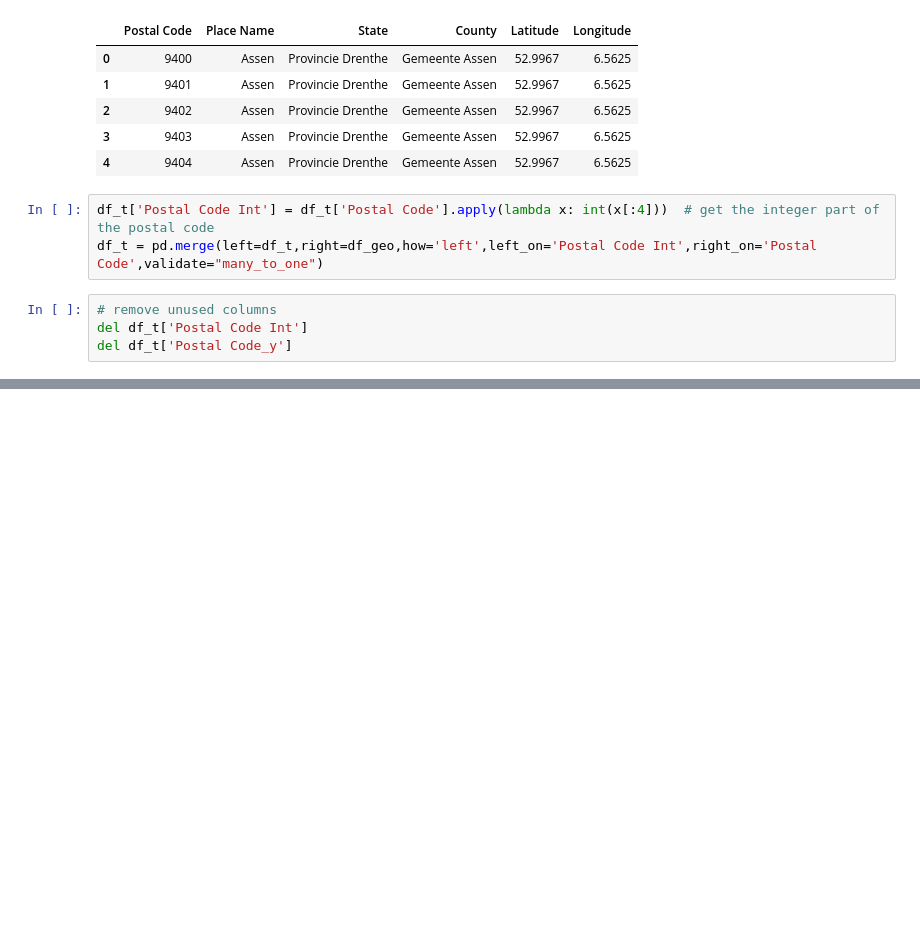
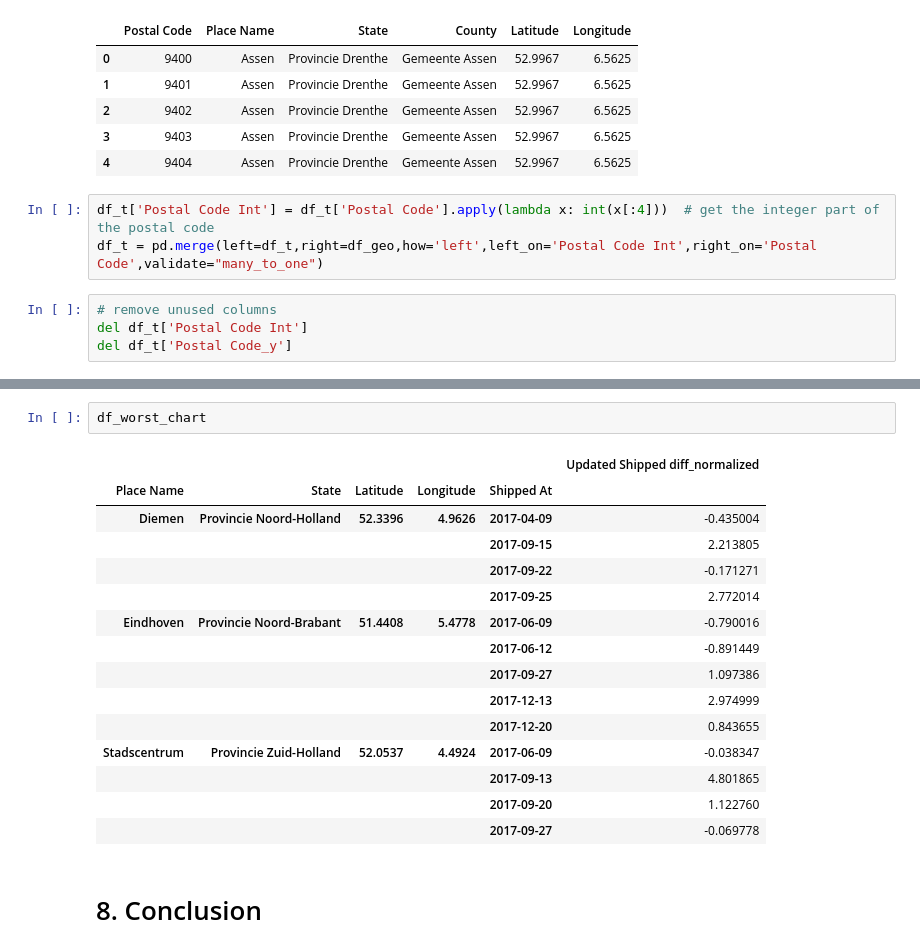
Before and after one commit to tosolveit/works, a Jupyter notebook: sc_analysis.ipynb, the cells around one changed output, grey strips where cells are left out. Saved outputs shown, nothing was run; the diff lists cells and outputs as text; blank space fills up the shorter version.

Commit message:
added conclusions

```diff
--- a/sc_analysis.ipynb
+++ b/sc_analysis.ipynb
@@ -579,0 +681,20 @@ fig
+# %%
+df_worst_chart
+# %% [output]
+|  |  |  |  |  | Updated Shipped diff_normalized |
+| Place Name | State | Latitude | Longitude | Shipped At |  |
+| Diemen | Provincie Noord-Holland | 52.3396 | 4.9626 | 2017-04-09 | -0.435004 |
+|  |  |  |  | 2017-09-15 | 2.213805 |
+|  |  |  |  | 2017-09-22 | -0.171271 |
+|  |  |  |  | 2017-09-25 | 2.772014 |
+| Eindhoven | Provincie Noord-Brabant | 51.4408 | 5.4778 | 2017-06-09 | -0.790016 |
+|  |  |  |  | 2017-06-12 | -0.891449 |
+|  |  |  |  | 2017-09-27 | 1.097386 |
+|  |  |  |  | 2017-12-13 | 2.974999 |
+|  |  |  |  | 2017-12-20 | 0.843655 |
+| Stadscentrum | Provincie Zuid-Holland | 52.0537 | 4.4924 | 2017-06-09 | -0.038347 |
+|  |  |  |  | 2017-09-13 | 4.801865 |
+|  |  |  |  | 2017-09-20 | 1.122760 |
+|  |  |  |  | 2017-09-27 | -0.069778 |
+# %% [markdown]
+# 8. Conclusion
```
Also changed, not shown: parts of 30 cells of this notebook.
